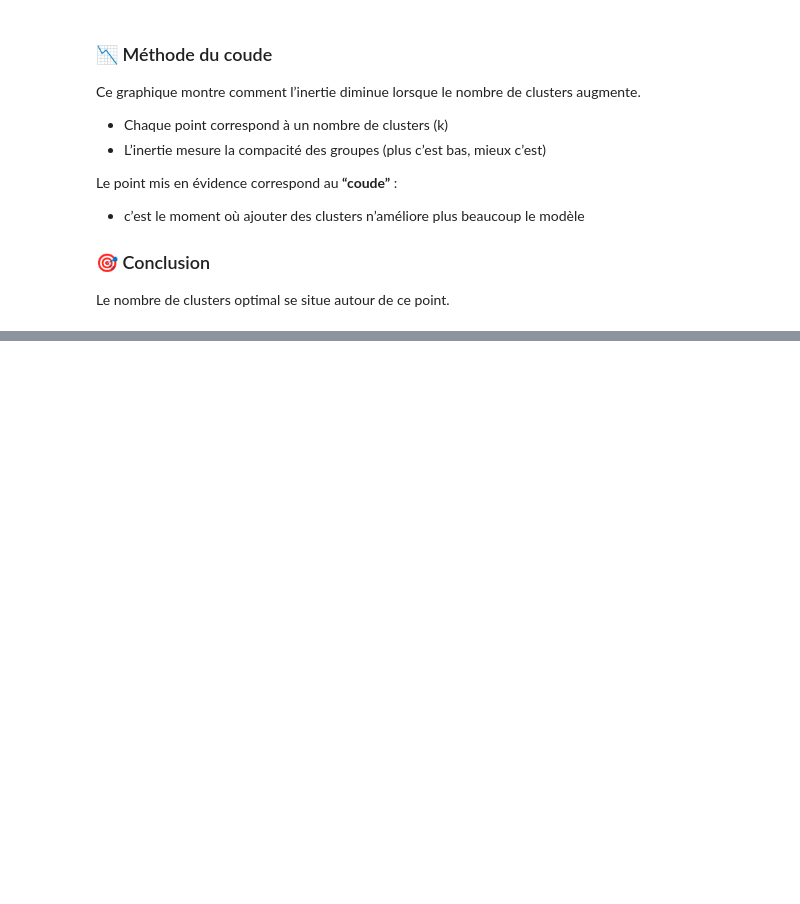
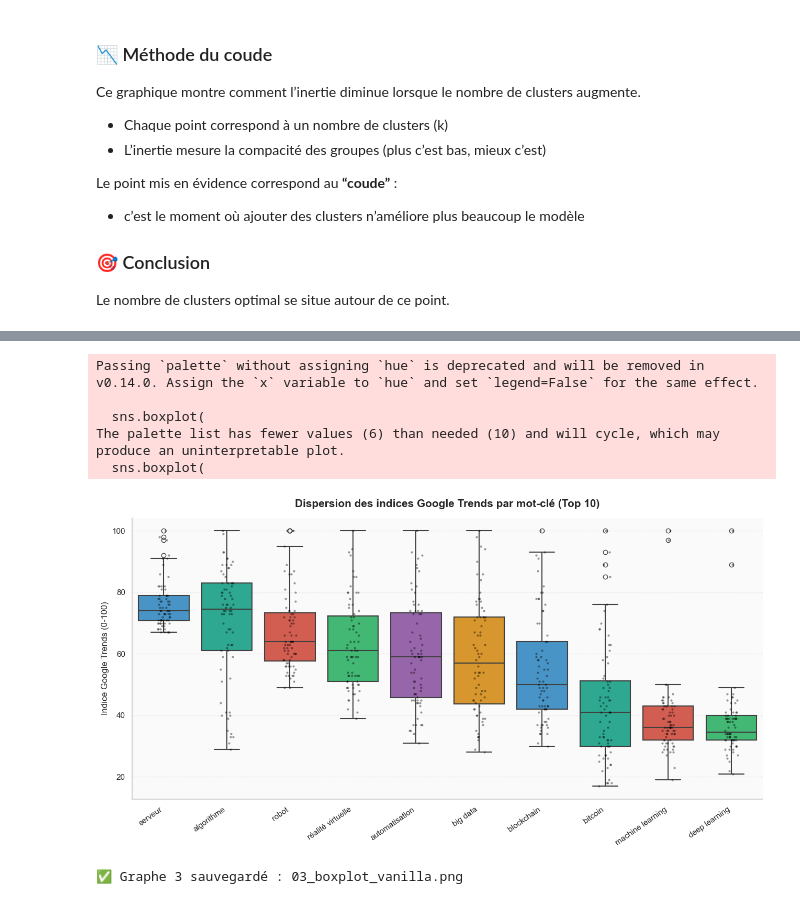
Before and after one commit to NacPKZ/projet-google-trends, a Jupyter notebook: notebook/projet_google_trends.ipynb, the cells around one changed output, grey strips where cells are left out. Cells and saved outputs as stored; diff of their text form; code cells hidden in the pictures; blank space fills up the shorter version.

```diff
--- a/notebook/projet_google_trends.ipynb
+++ b/notebook/projet_google_trends.ipynb
@@ -1201,0 +1552,68 @@ figures : ['courbes_globales_selection.png', 'courbes_individuelles_selection.pn
+# %%
+# Graphe 3 : Boxplot des dispersions pour le top 10
+
+# Récupérer les 10 mots-clés avec la moyenne la plus élevée
+top10_mots = stats_df.sort_values("moyenne", ascending=False).head(10)["mot_cle"].tolist()
+
+# Filtrer le df_long pour n'avoir que ces mots-clés
+df_box = df_long[df_long["mot_cle"].isin(top10_mots)].copy()
+
+# Trier l'ordre d'affichage par moyenne décroissante (pour correspondre au graphe 2)
+df_box["mot_cle"] = pd.Categorical(df_box["mot_cle"], categories=top10_mots, ordered=True)
+
+# Création du graphique
+fig, ax = plt.subplots(figsize=(13, 7))
+
+sns.boxplot(
+    data=df_box,
+    x="mot_cle",
+    y="valeur",
+    ax=ax,
+    palette=couleurs_perso,
+    linewidth=1.5,
+    fliersize=6  # taille des outliers
+)
+
+sns.stripplot(
+    data=df_box,
+    x="mot_cle",
+    y="valeur",
+    ax=ax,
+    color="black",
+    alpha=0.4,
+    jitter=True,
+    size=3
+)
+
+# Titres et labels
+ax.set_title("Dispersion des indices Google Trends par mot-clé (Top 10)",
+             fontsize=15, pad=15)
+ax.set_xlabel("")
+ax.set_ylabel("Indice Google Trends (0-100)", fontsize=12)
+
+# Rotation des noms de mots-clés
+plt.xticks(rotation=35, ha="right")
+
+# Arrière-plan et grille
+ax.set_facecolor("#FAFAFA")
+ax.grid(True, axis="y", alpha=0.3, linestyle="--")
+
+plt.tight_layout()
+
+# Sauvegarde
+plt.savefig(
+    os.path.join(FIG_DIR, "03_boxplot.png"),
+    dpi=300,
+    bbox_inches="tight"
+)
+plt.show()
+
+print("✅ Graphe 3 sauvegardé : 03_boxplot.png")
+# %% [output]
+Passing `palette` without assigning `hue` is deprecated and will be removed in v0.14.0. Assign the `x` variable to `hue` and set `legend=False` for the same effect.
+
+  sns.boxplot(
+The palette list has fewer values (6) than needed (10) and will cycle, which may produce an uninterpretable plot.
+  sns.boxplot(
+[figure, added]
+✅ Graphe 3 sauvegardé : 03_boxplot_vanilla.png
```
Also changed, not shown: parts of 65 cells of this notebook, 24 other files.
